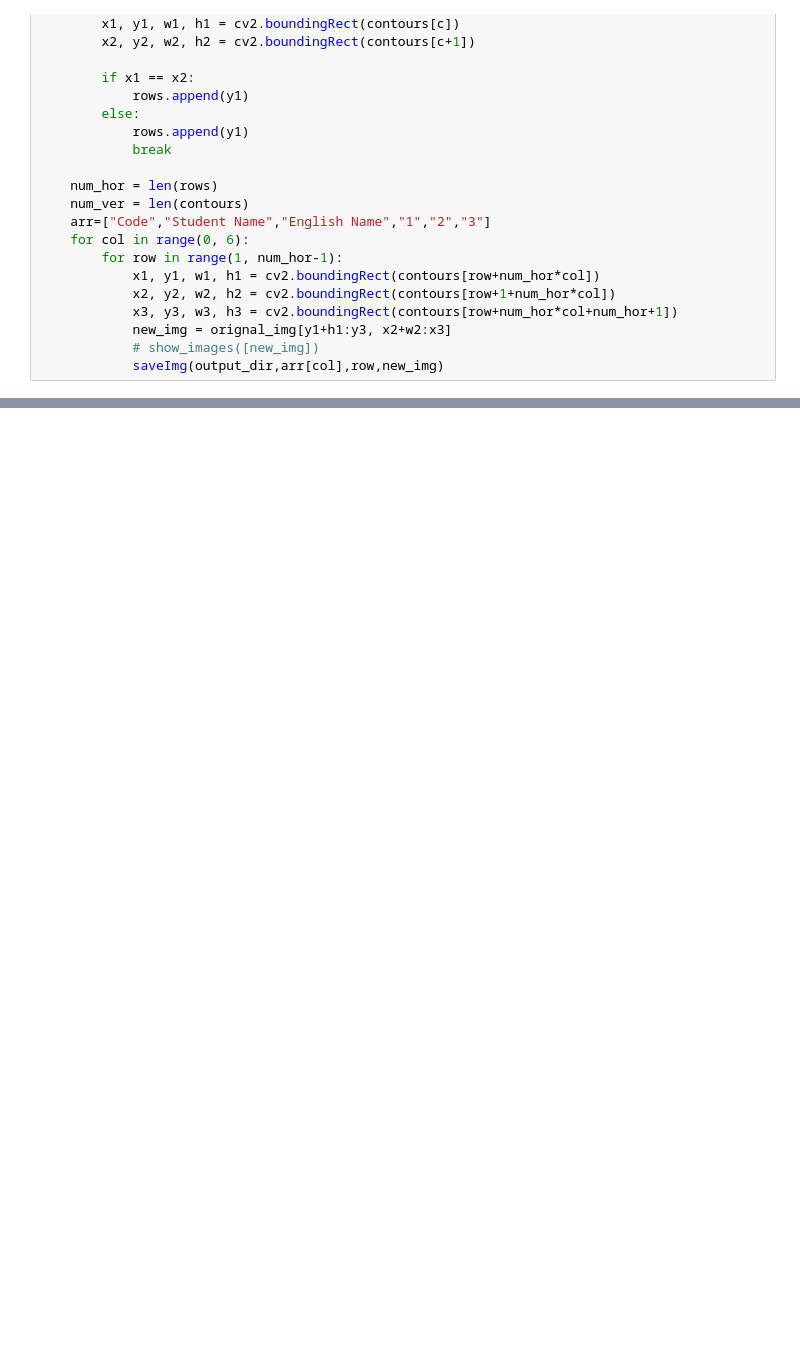
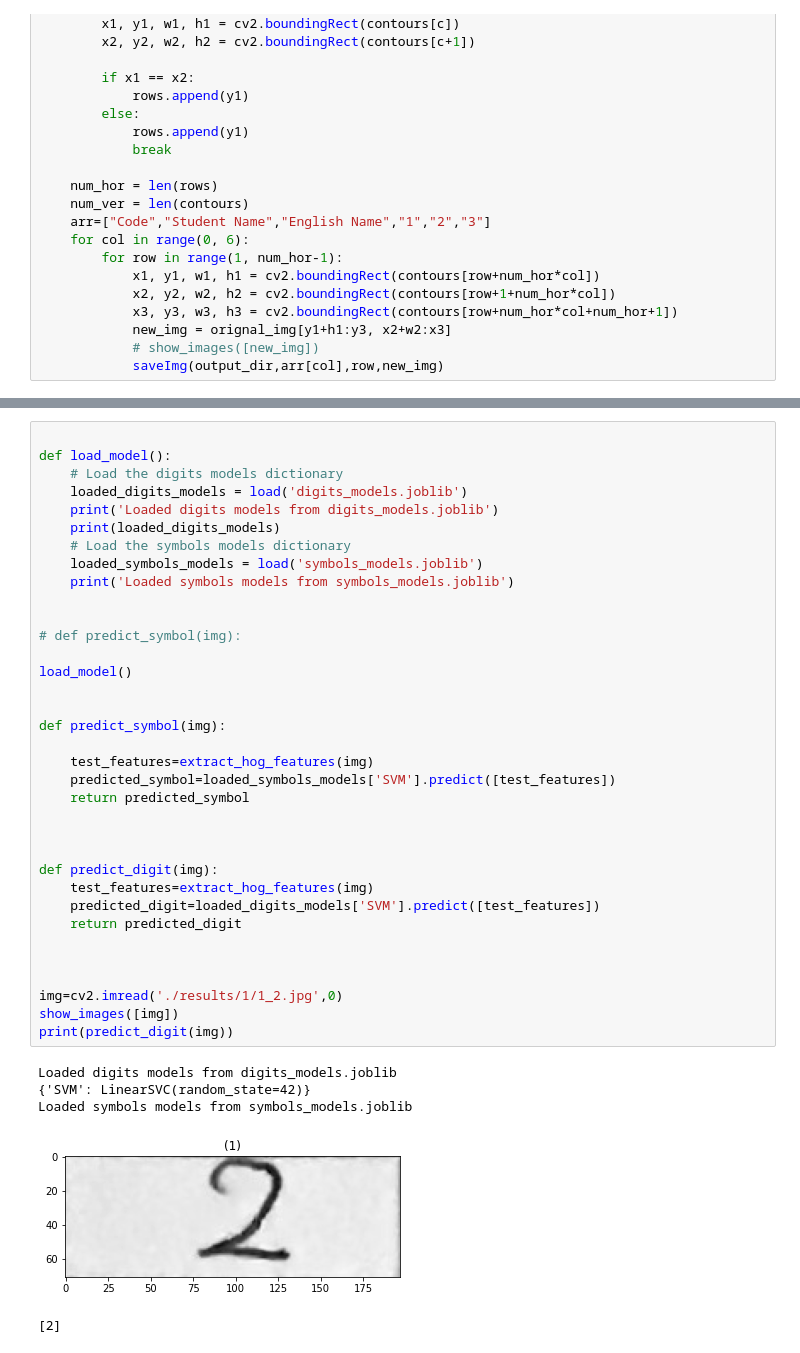
Before and after one commit to 3abqreno/Grade-Auto-Filler, a Jupyter notebook: app.ipynb, the cells around one changed output, grey strips where cells are left out. Cells and saved outputs as stored; diff of their text form; blank space fills up the shorter version.

Commit message:
added the model learning

```diff
--- a/app.ipynb
+++ b/app.ipynb
@@ -339,0 +577,41 @@ for filename in os.listdir(directory):
+# %%
+
+def load_model():
+    # Load the digits models dictionary
+    loaded_digits_models = load('digits_models.joblib')
+    print('Loaded digits models from digits_models.joblib')
+    print(loaded_digits_models)
+    # Load the symbols models dictionary
+    loaded_symbols_models = load('symbols_models.joblib')
+    print('Loaded symbols models from symbols_models.joblib')
+
+
+# def predict_symbol(img):
+
+load_model()
+
+
+def predict_symbol(img):
+
+    test_features=extract_hog_features(img)
+    predicted_symbol=loaded_symbols_models['SVM'].predict([test_features])
+    return predicted_symbol
+
+
+
+def predict_digit(img):
+    test_features=extract_hog_features(img)
+    predicted_digit=loaded_digits_models['SVM'].predict([test_features])
+    return predicted_digit
+
+
+
+img=cv2.imread('./results/1/1_2.jpg',0)
+show_images([img])
+print(predict_digit(img))
+# %% [output]
+Loaded digits models from digits_models.joblib
+{'SVM': LinearSVC(random_state=42)}
+Loaded symbols models from symbols_models.joblib
+[figure, added]
+[2]
```
Also changed, not shown: parts of 15 cells of this notebook, 2 other files.
